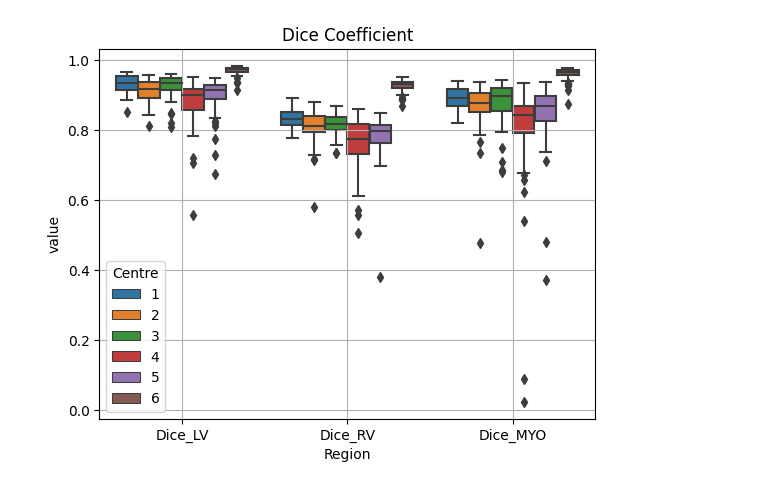
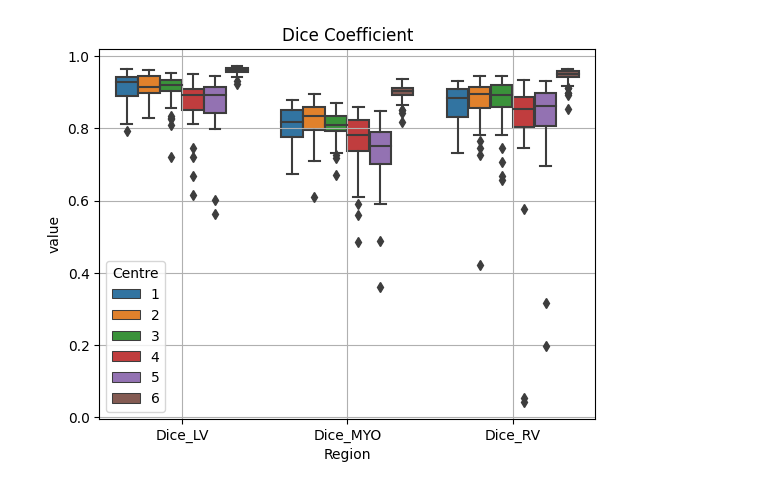
Before and after one commit to MAHDI-Imen/M-M, a Jupyter notebook: Results_Analysis.ipynb, the cells around one changed output. Drawn from its saved outputs; the diff is of its cells as text; code cells hidden in the pictures.

```diff
--- a/Results_Analysis.ipynb
+++ b/Results_Analysis.ipynb
@@ -4,6 +4,6 @@ import matplotlib.pyplot as plt
 
 import seaborn as sns
 # %%
-results = pd.read_csv('Results/VendorA.csv', index_col=0)
+results = pd.read_csv('Results/rescale_simple.csv', index_col=0)
 results.head(5)
 # %% [output]
@@ -29,17 +29,17 @@ grouped_by_vendor
 # %%
 ax = sns.boxplot(data = results.melt(id_vars = 'Centre',
                   value_vars = ['Dice_LV',
-                                'Dice_RV',
-                                'Dice_MYO'],
+                                'Dice_MYO',
+                                'Dice_RV'],
                   var_name = 'Region'),
                 hue = 'Centre',
                 x = 'Region',
                 y = 'value')
 plt.title("Dice Coefficient")
 plt.grid(True)
 plt.show()
 # %% [output]
-[figure, old version]
+[figure, new version]
 # %%
 ax = sns.boxplot(data = results.melt(id_vars = 'Centre',
                   value_vars = ['IoU_LV',
```
Also changed, not shown: parts of 6 cells of this notebook, 15 other files.
